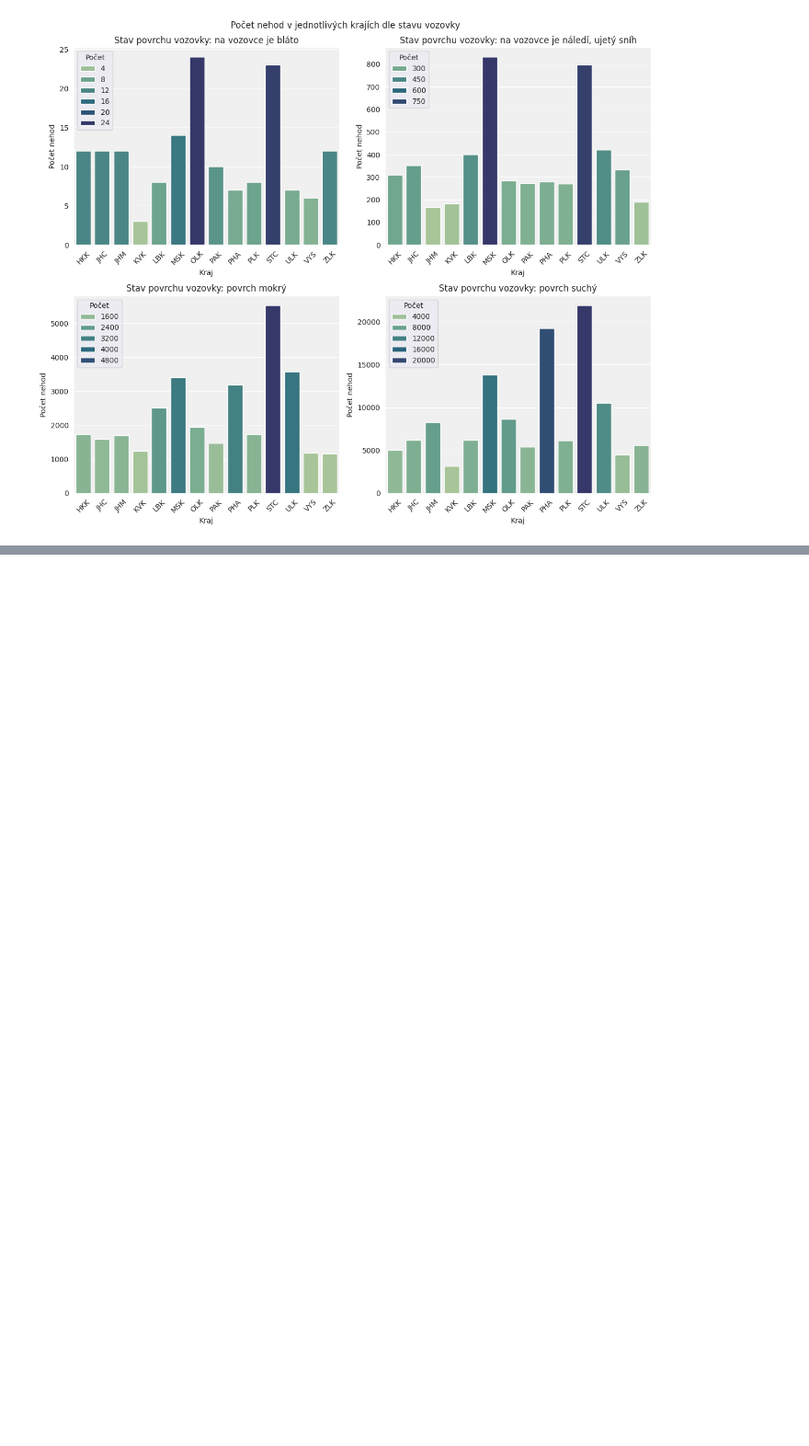
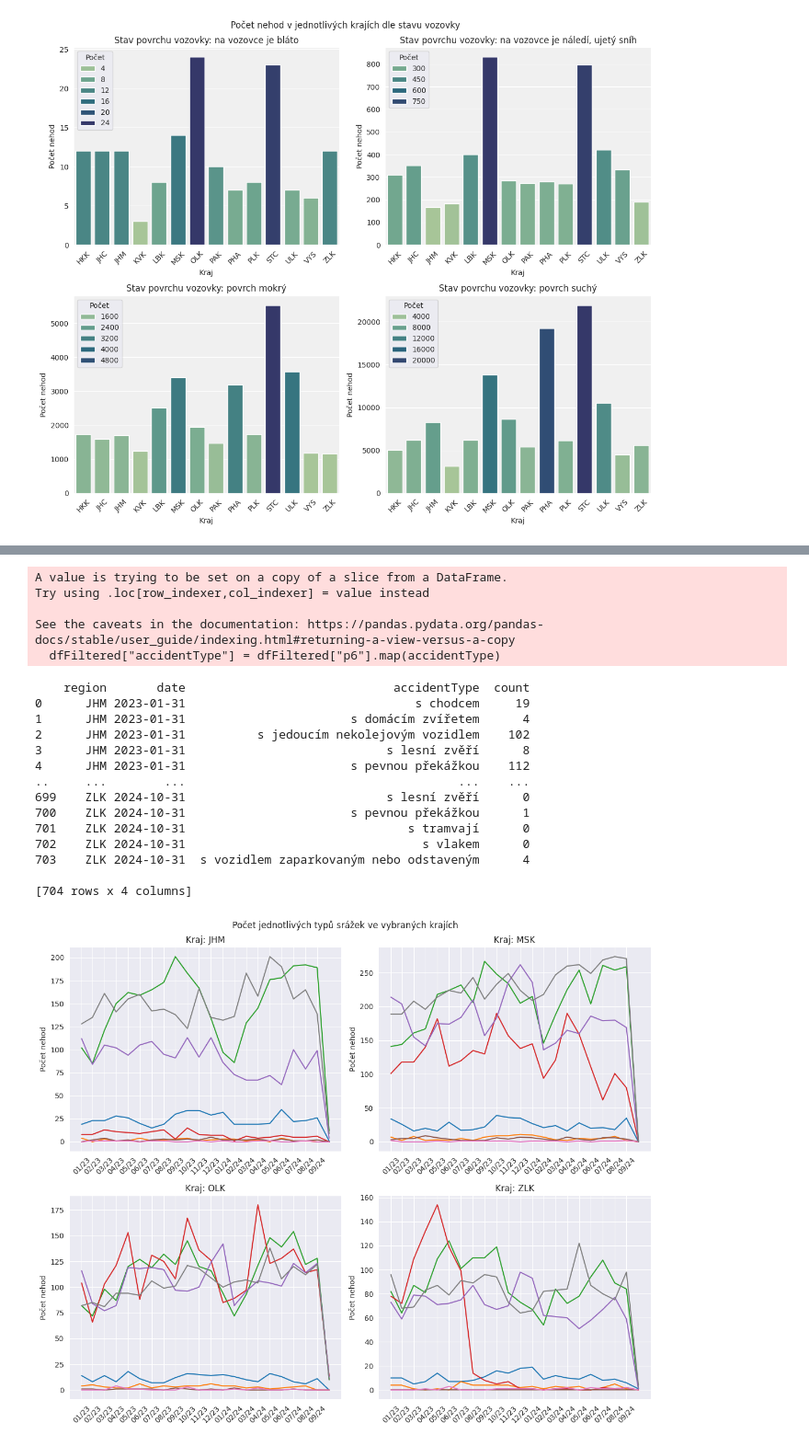
Before and after one commit to antiphyv2/FIT_IZV-PROJ, a Jupyter notebook: partTwo/analysis.ipynb, the cells around one changed output, grey strips where cells are left out. Shown: that part at 92% size. Saved outputs shown, nothing was run; the diff lists cells and outputs as text; code cells hidden in the pictures; blank space fills up the shorter version.

```diff
--- a/partTwo/analysis.ipynb
+++ b/partTwo/analysis.ipynb
@@ -163,0 +164,78 @@ plot_alcohol(df2, df_conequences, "02_alcohol.png", True)
+# %%
+def plot_type(df: pd.DataFrame, fig_location: str = None,
+              show_figure: bool = False):
+
+    dfFiltered = df[df["region"].isin(["OLK", "MSK", "JHM", "ZLK"])]
+
+    accidentType = {
+        1: "s jedoucím nekolejovým vozidlem",
+        2: "s vozidlem zaparkovaným nebo odstaveným",
+        3: "s pevnou překážkou",
+        4: "s chodcem",
+        5: "s lesní zvěří",
+        6: "s domácím zvířetem",
+        7: "s vlakem",
+        8: "s tramvají",
+    }
+
+    dfFiltered["accidentType"] = dfFiltered["p6"].map(accidentType)
+    newDf = pd.pivot_table(dfFiltered, index=["date", "region"], columns="accidentType", values="p6", aggfunc="count", fill_value=0)
+    resampledDf = newDf.groupby("region").resample("M", level="date").sum()
+    stackedDf = resampledDf.stack().reset_index(name="count")
+    print(stackedDf)
+
+    fig, axes = plt.subplots(2, 2, figsize=(12, 10))
+    axes = axes.flatten()
+
+
+    fig.suptitle("Počet jednotlivých typů srážek ve vybraných krajích")
+
+    regionList = stackedDf["region"].unique()
+    for i, axe in enumerate(axes):
+
+        currentRegion = stackedDf[stackedDf["region"] == regionList[i]]
+        sns.lineplot(data=currentRegion, x="date", y="count", hue="accidentType", ax=axe, palette="tab10")
+
+        axe.get_legend().remove()
+
+        xticks = pd.date_range(start='2023-01-01', end='2024-10-01', freq='2ME')
+        axe.set_xticks(xticks)
+        axe.set_xticklabels([pd.to_datetime(tm, unit='d').strftime('%m/%y') for tm in xticks])
+
+        axe.set_title(f'Kraj: {regionList[i]}')
+        axe.tick_params(axis='x', rotation=45)
+        axe.set_xlabel("")
+        axe.set_ylabel("Počet nehod")
+
+    # plt.legend(loc="center left", bbox_to_anchor=(1.15, 1.4), title="Druh nehody")
+    plt.tight_layout()
+
+
+    if fig_location:
+        plt.savefig(fig_location)
+
+    if show_figure:
+        plt.show()
+
+plot_type(df2, "03_type.png", True)
+# %% [output]
+A value is trying to be set on a copy of a slice from a DataFrame.
+Try using .loc[row_indexer,col_indexer] = value instead
+
+See the caveats in the documentation: https://pandas.pydata.org/pandas-docs/stable/user_guide/indexing.html#returning-a-view-versus-a-copy
+  dfFiltered["accidentType"] = dfFiltered["p6"].map(accidentType)
+    region       date                             accidentType  count
+0      JHM 2023-01-31                                s chodcem     19
+1      JHM 2023-01-31                       s domácím zvířetem      4
+2      JHM 2023-01-31          s jedoucím nekolejovým vozidlem    102
+3      JHM 2023-01-31                            s lesní zvěří      8
+4      JHM 2023-01-31                       s pevnou překážkou    112
+..     ...        ...                                      ...    ...
+699    ZLK 2024-10-31                            s lesní zvěří      0
+700    ZLK 2024-10-31                       s pevnou překážkou      1
+701    ZLK 2024-10-31                               s tramvají      0
+702    ZLK 2024-10-31                                 s vlakem      0
+703    ZLK 2024-10-31  s vozidlem zaparkovaným nebo odstaveným      4
+
+[704 rows x 4 columns]
+[figure, added]
```
Also changed, not shown: parts of 1 cell of this notebook, 1 other file.
